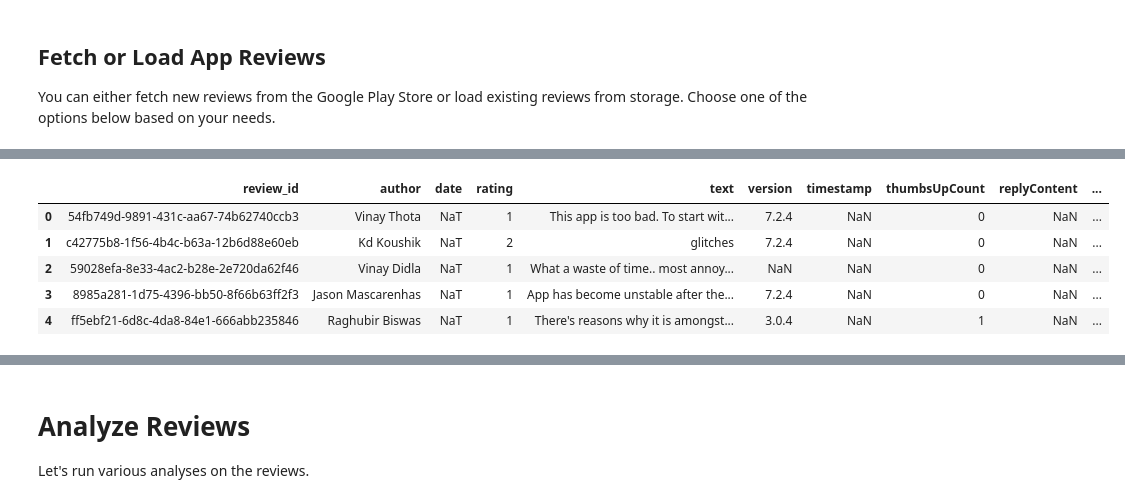
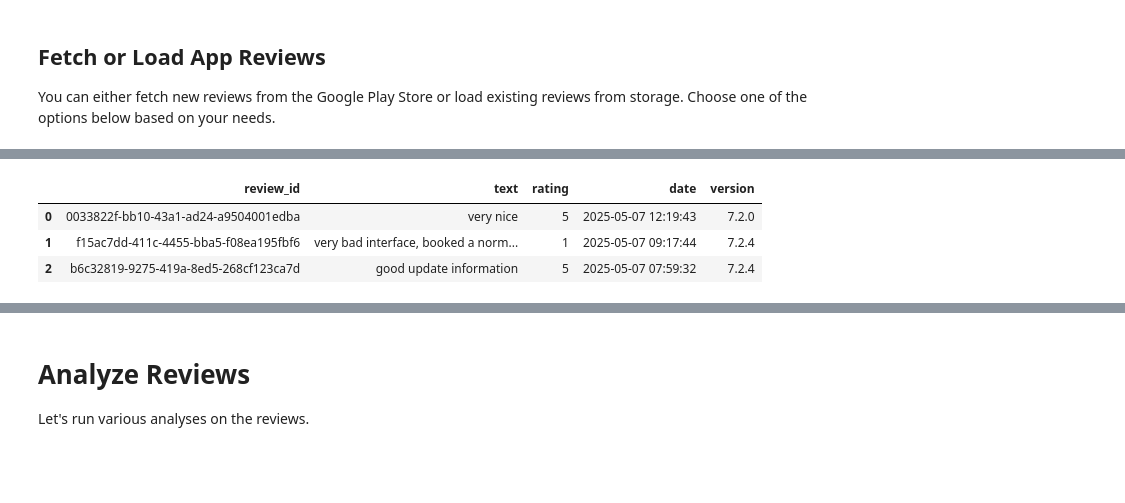
Before and after one commit to Dev-Dipesh/app-reviews-ai, a Jupyter notebook: notebooks/review_analysis_demo.ipynb, the cells around one changed output, grey strips where cells are left out. Drawn from its saved outputs; the diff is of its cells as text; code cells hidden in the pictures; blank space fills up the shorter version.

```diff
--- a/notebooks/review_analysis_demo.ipynb
+++ b/notebooks/review_analysis_demo.ipynb
@@ -133,23 +133,67 @@ Choose one of the options below based on your needs.
 # Make sure data directory exists
 project_root = os.path.abspath(os.path.join(os.path.dirname('__file__'), '..'))
 data_dir = os.path.join(project_root, 'data')
+processed_data_dir = os.path.join(data_dir, 'processed')
 os.makedirs(data_dir, exist_ok=True)
+os.makedirs(processed_data_dir, exist_ok=True)
 
 # Temporarily disable mock mode for data loading
 original_mock_value = os.environ.get("USE_MOCK_DATA", "")
 os.environ["USE_MOCK_DATA"] = "false"
 
-# Option 2: Load reviews from a previously saved CSV file
-# This is useful to avoid making API calls repeatedly
-use_storage = True  # Set to False to skip this option
+# Option 2: Load reviews from the processed data file
+# This is useful to avoid making API calls and use the already processed data
+use_processed_data = True  # Set to True to use processed data from data_preprocessing.ipynb
+use_storage = not use_processed_data  # Fall back to storage only if not using processed data
 
 reviews_df = None
-if use_storage:
+
+if use_processed_data:
+    # Direct load from the processed CSV file
+    processed_csv_path = os.path.join(processed_data_dir, 'processed_reviews.csv')
+    if os.path.exists(processed_csv_path):
+        print(f"Loading processed reviews from: {processed_csv_path}")
+        try:
+            reviews_df = pd.read_csv(processed_csv_path)
+
+            # Convert date column to datetime if it exists
+            if 'date' in reviews_df.columns:
+                reviews_df['date'] = pd.to_datetime(reviews_df['date'], errors='coerce')
+
+            if reviews_df.empty:
+                raise ValueError("Processed CSV file exists but contains no data")
+
+            print(f"✅ Successfully loaded {len(reviews_df)} processed reviews from CSV file")
+
+            # Check if this data already has sentiment and topics
+            has_sentiment = 'sentiment' in reviews_df.columns
+            has_topics = 'primary_topic' in reviews_df.columns
+
+            print(f"Data status: has_sentiment={has_sentiment}, has_topics={has_topics}")
+
+            # For numeric columns that might have been converted to strings, convert back
+            numeric_columns = ['rating', 'primary_topic', 'topic_confidence', 'thumbsUpCount']
+            for col in numeric_columns:
+                if col in reviews_df.columns and reviews_df[col].dtype == 'object':
+                    try:
+                        reviews_df[col] = pd.to_numeric(reviews_df[col], errors='coerce')
+                        print(f"Converted {col} to numeric type")
+                    except:
+                        print(f"Could not convert {col} to numeric type")
+        except Exception as e:
+            print(f"Error loading processed data: {e}")
+            reviews_df = None
+    else:
+        print(f"❌ Processed CSV file not found at: {processed_csv_path}")
+        print("Falling back to raw data...")
+        use_storage = True
+
+if use_storage and reviews_df is None:
     try:
         # Direct load from the CSV file to bypass storage module issues
         csv_path = os.path.join(project_root, 'data', 'reviews.csv')
         if os.path.exists(csv_path):
-            print(f"Loading reviews from: {csv_path}")
+            print(f"Loading raw reviews from: {csv_path}")
             reviews_df = pd.read_csv(csv_path)
 
             # Convert date column to datetime if it exists
@@ -159,7 +203,7 @@ if use_storage:
             if reviews_df.empty:
                 raise ValueError("CSV file exists but contains no data")
 
-            print(f"Successfully loaded {len(reviews_df)} reviews from CSV file")
+            print(f"Successfully loaded {len(reviews_df)} reviews from raw CSV file")
         else:
             # Fall back to storage module
             print("CSV file not found, trying storage module...")
@@ -307,21 +351,31 @@ os.environ["USE_MOCK_DATA"] = original_mock_value
 app_info = runner.pipeline_metadata.get("app_info", {})
 if not app_info:
     # If no app info available (e.g., when using storage), create placeholder
-    app_name = os.environ.get("APP_NAME", "Mobile App")
+    app_name = os.environ.get("APP_NAME", "Indigo")
     app_info = {
         "name": app_name,
-        "developer": "App Developer",
+        "developer": "IndiGo Airlines",
         "total_reviews": len(reviews_df),
         "average_rating": reviews_df["rating"].mean() if "rating" in reviews_df.columns else 0.0
     }
     # Update pipeline metadata
     runner.pipeline_metadata["app_info"] = app_info
 
-print(f"App: {app_info.get('name')}")
+print(f"\nApp: {app_info.get('name')}")
 print(f"Developer: {app_info.get('developer')}")
-print(f"Total reviews: {app_info.get('total_reviews')}")
-print(f"Average rating: {app_info.get('average_rating')}")
+print(f"Total reviews analyzed: {app_info.get('total_reviews')}")
+print(f"Average rating: {app_info.get('average_rating'):.2f}")
 
-# Show the first few reviews
-reviews_df.head()
+# Show data summary
+print("\nData columns available:")
+for col in reviews_df.columns:
+    non_null = reviews_df[col].count()
+    pct_avail = non_null / len(reviews_df) * 100
+    print(f"- {col}: {non_null} non-null values ({pct_avail:.1f}%)")
+
+# Show sample of the data
+print("\nSample reviews:")
+display_cols = ["review_id", "text", "rating", "date", "version"]
+display_cols = [col for col in display_cols if col in reviews_df.columns]
+reviews_df[display_cols].head(3)
 # %% [output]
@@ -334,6 +399,4 @@ Average rating: 2.8967712596634834
-|  | review_id | author | date | rating | text | version | timestamp | thumbsUpCount | replyContent | ... |
-| 0 | 54fb749d-9891-431c-aa67-74b62740ccb3 | Vinay Thota | NaT | 1 | This app is too bad. To start wit... | 7.2.4 | NaN | 0 | NaN | ... |
-| 1 | c42775b8-1f56-4b4c-b63a-12b6d88e60eb | Kd Koushik | NaT | 2 | glitches | 7.2.4 | NaN | 0 | NaN | ... |
-| 2 | 59028efa-8e33-4ac2-b28e-2e720da62f46 | Vinay Didla | NaT | 1 | What a waste of time.. most annoy... | NaN | NaN | 0 | NaN | ... |
-| 3 | 8985a281-1d75-4396-bb50-8f66b63ff2f3 | Jason Mascarenhas | NaT | 1 | App has become unstable after the... | 7.2.4 | NaN | 0 | NaN | ... |
-| 4 | ff5ebf21-6d8c-4da8-84e1-666abb235846 | Raghubir Biswas | NaT | 1 | There's reasons why it is amongst... | 3.0.4 | NaN | 1 | NaN | ... |
+|  | review_id | text | rating | date | version |
+| 0 | 0033822f-bb10-43a1-ad24-a9504001edba | very nice | 5 | 2025-05-07 12:19:43 | 7.2.0 |
+| 1 | f15ac7dd-411c-4455-bba5-f08ea195fbf6 | very bad interface, booked a norm... | 1 | 2025-05-07 09:17:44 | 7.2.4 |
+| 2 | b6c32819-9275-419a-8ed5-268cf123ca7d | good update information | 5 | 2025-05-07 07:59:32 | 7.2.4 |
```
Also changed, not shown: parts of 30 cells of this notebook, 10 other files.
